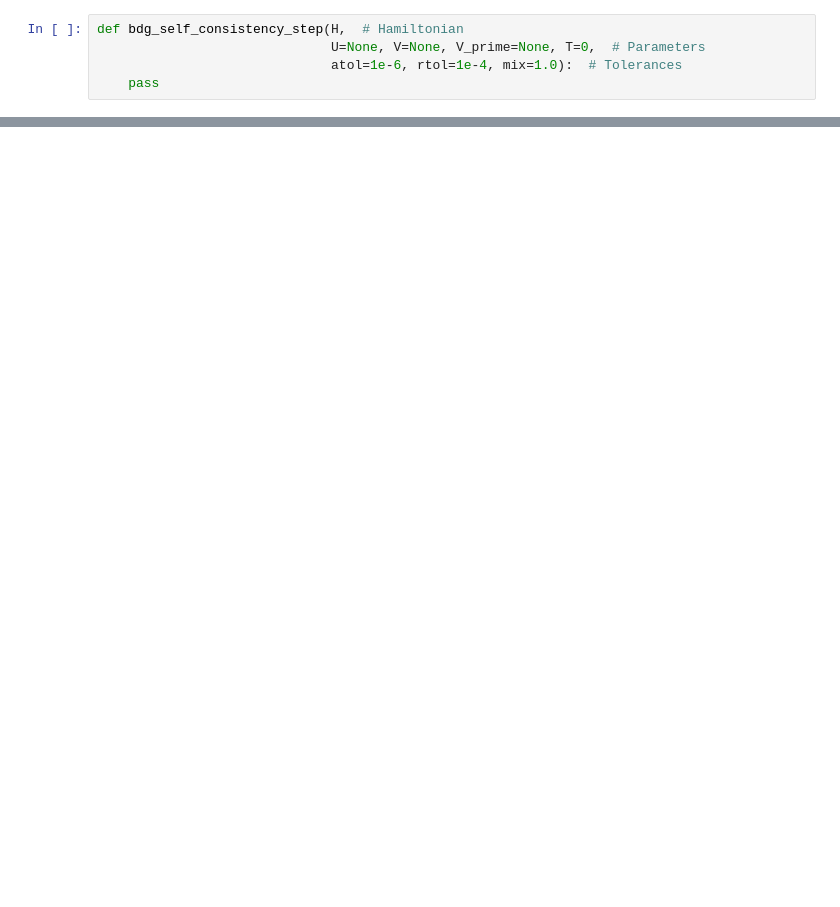
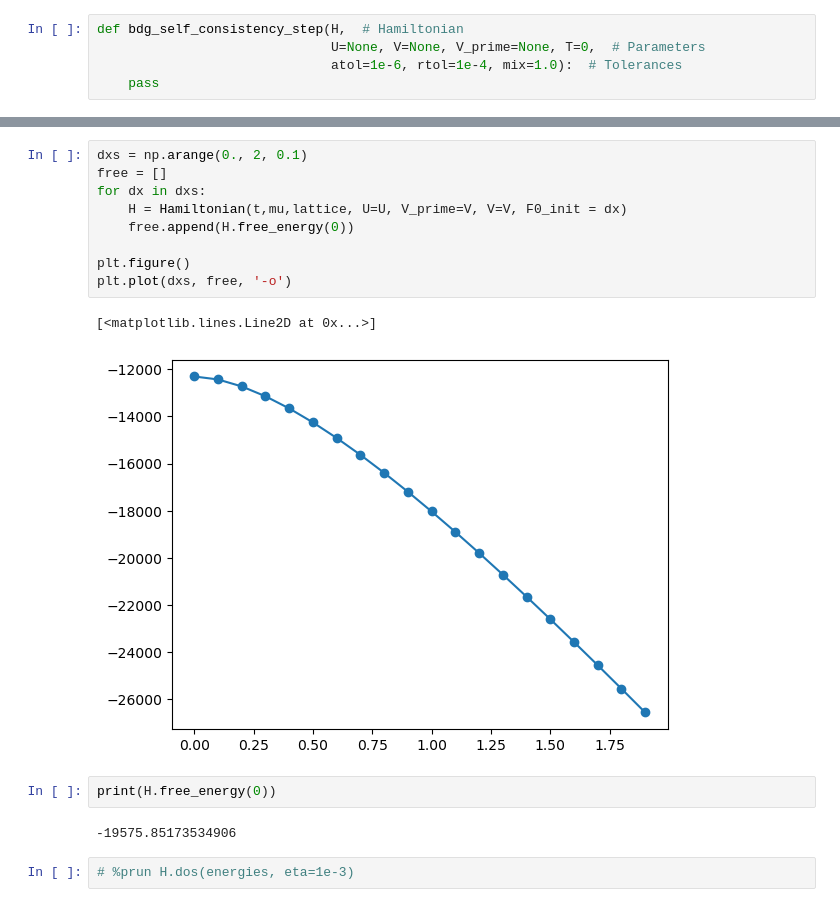
Before and after one commit to emilssp/master-thesis-codebase, a Jupyter notebook: notebooks/v2.1.ipynb, the cells around one changed output, grey strips where cells are left out. Cells and saved outputs as stored; diff of their text form; blank space fills up the shorter version.

```diff
--- a/notebooks/v2.1.ipynb
+++ b/notebooks/v2.1.ipynb
@@ -361,0 +422,18 @@ Fy_min  = -0.1j * cp.ones(X, dtype=cp.complex128)
+# %%
+dxs = np.arange(0., 2, 0.1)
+free = []
+for dx in dxs:
+    H = Hamiltonian(t,mu,lattice, U=U, V_prime=V, V=V, F0_init = dx)
+    free.append(H.free_energy(0))
+
+plt.figure()
+plt.plot(dxs, free, '-o')
+# %% [output]
+[<matplotlib.lines.Line2D at 0x...>]
+[figure, added]
+# %%
+print(H.free_energy(0))
+# %% [output]
+-19575.85173534906
+# %%
+# %prun H.dos(energies, eta=1e-3)
```
Also changed, not shown: parts of 11 cells of this notebook, 1 other file.
